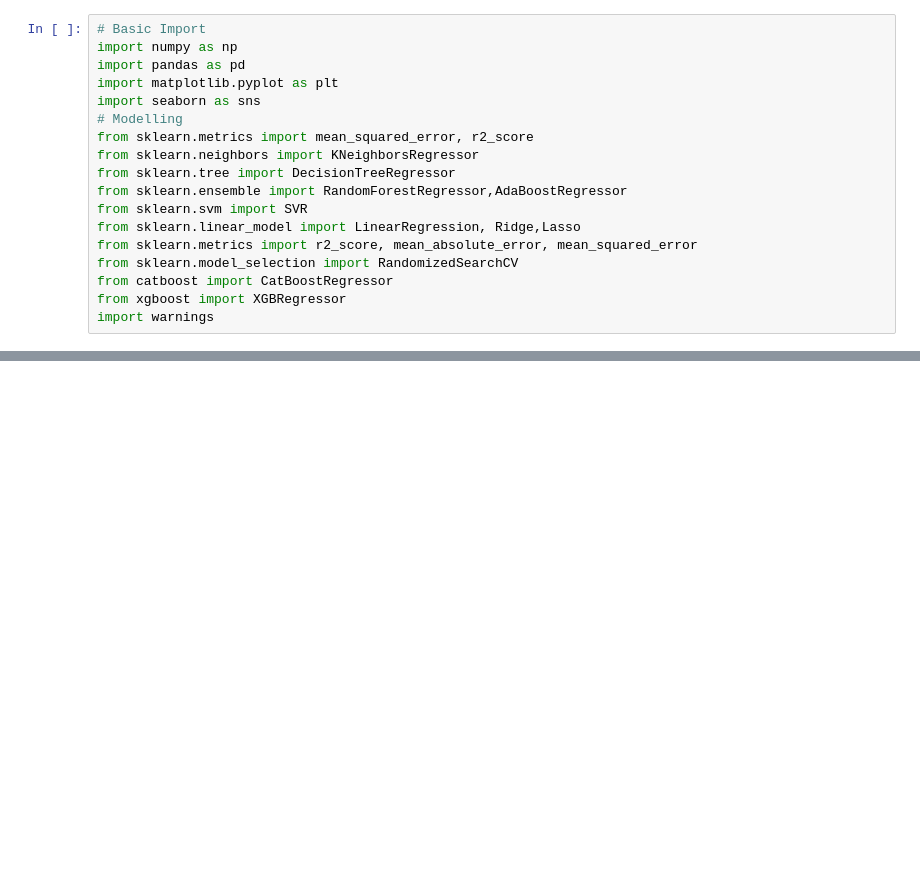
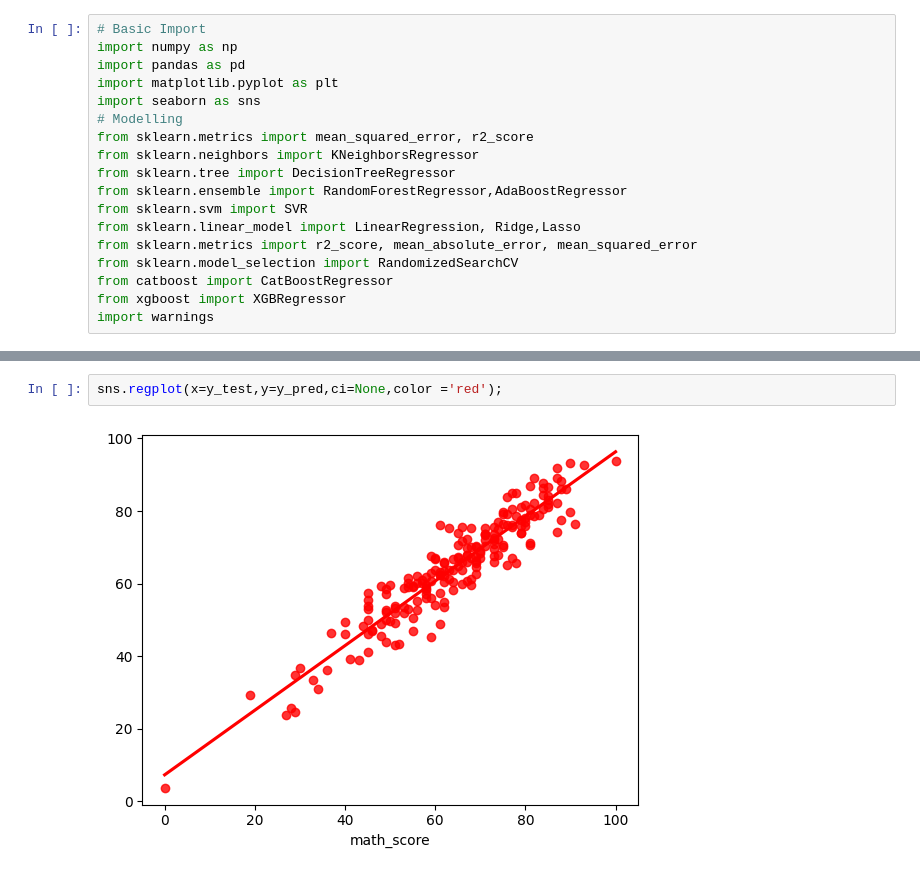
Before and after one commit to jawaabi123/mlprojectpipeline, a Jupyter notebook: src/notebook/model_training.ipynb, the cells around one changed output, grey strips where cells are left out. Saved outputs shown, nothing was run; the diff lists cells and outputs as text; blank space fills up the shorter version.

```diff
--- a/src/notebook/model_training.ipynb
+++ b/src/notebook/model_training.ipynb
@@ -22,0 +181,4 @@ import warnings
+# %%
+sns.regplot(x=y_test,y=y_pred,ci=None,color ='red');
+# %% [output]
+[figure, added]
```
Also changed, not shown: parts of 13 cells of this notebook, 4 other files.
